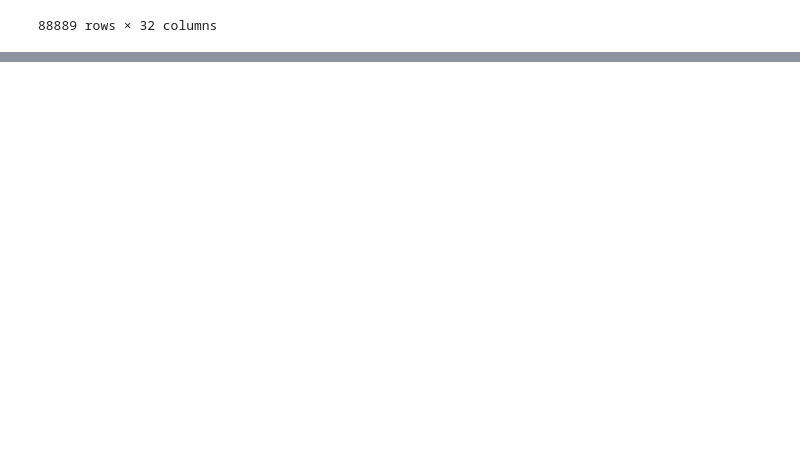
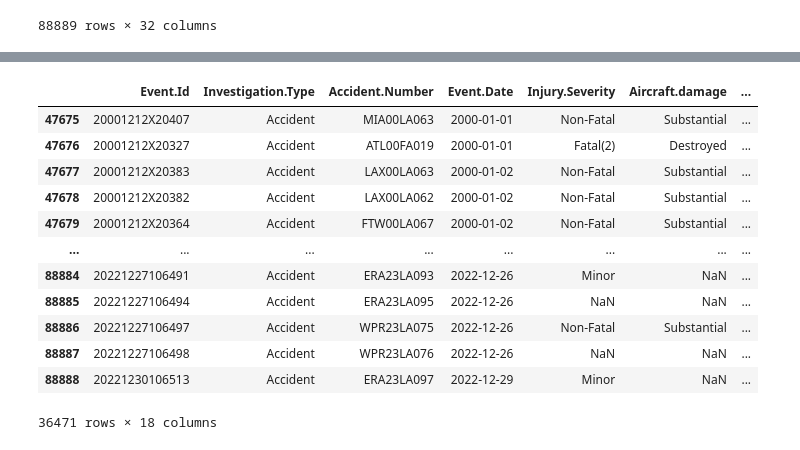
Before and after one commit to pecham1911/AviationProject, a Jupyter notebook: Aviation_Working.ipynb, the cells around one changed output, grey strips where cells are left out. Drawn from its saved outputs; the diff is of its cells as text; code cells hidden in the pictures; blank space fills up the shorter version.

```diff
--- a/Aviation_Working.ipynb
+++ b/Aviation_Working.ipynb
@@ -184,0 +185,4 @@ df
+# %%
+df.drop(df.index[df["Amateur.Built"] == "Yes"], inplace=True)
+df.drop(df.index[df['Make'].isna()], inplace = True)
+df.drop(df.index[df['Model'].isna()], inplace =True)
@@ -184,0 +230,4 @@ df
+# %%
+df['Make'] = df['Make'].astype(str)
+# %%
+df['Make'] = df['Make'].str.capitalize()
@@ -184,0 +254,18 @@ df
+# %%
+df['Make.Model'] = df['Make']+ ' ' + df['Model']
+# %%
+df
+# %% [output]
+|  | Event.Id | Investigation.Type | Accident.Number | Event.Date | Injury.Severity | Aircraft.damage | ... |
+| 47675 | 20001212X20407 | Accident | MIA00LA063 | 2000-01-01 | Non-Fatal | Substantial | ... |
+| 47676 | 20001212X20327 | Accident | ATL00FA019 | 2000-01-01 | Fatal(2) | Destroyed | ... |
+| 47677 | 20001212X20383 | Accident | LAX00LA063 | 2000-01-02 | Non-Fatal | Substantial | ... |
+| 47678 | 20001212X20382 | Accident | LAX00LA062 | 2000-01-02 | Non-Fatal | Substantial | ... |
+| 47679 | 20001212X20364 | Accident | FTW00LA067 | 2000-01-02 | Non-Fatal | Substantial | ... |
+| ... | ... | ... | ... | ... | ... | ... | ... |
+| 88884 | 20221227106491 | Accident | ERA23LA093 | 2022-12-26 | Minor | NaN | ... |
+| 88885 | 20221227106494 | Accident | ERA23LA095 | 2022-12-26 | NaN | NaN | ... |
+| 88886 | 20221227106497 | Accident | WPR23LA075 | 2022-12-26 | Non-Fatal | Substantial | ... |
+| 88887 | 20221227106498 | Accident | WPR23LA076 | 2022-12-26 | NaN | NaN | ... |
+| 88888 | 20221230106513 | Accident | ERA23LA097 | 2022-12-29 | Minor | NaN | ... |
+36471 rows × 18 columns
```
Also changed, not shown: parts of 12 cells of this notebook.
